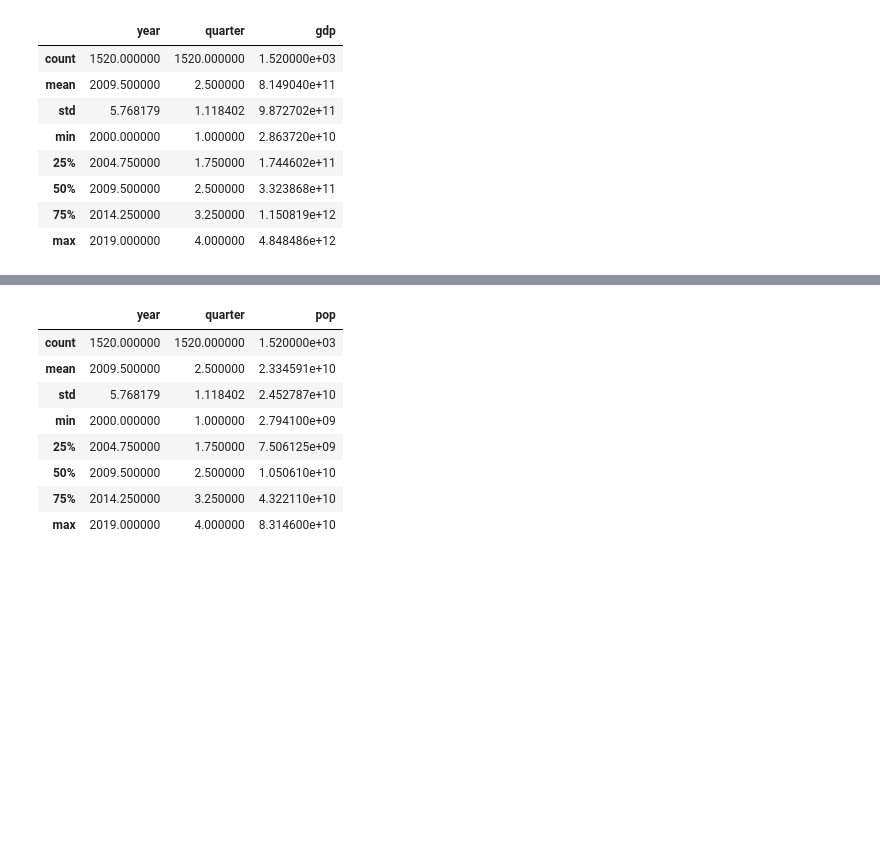
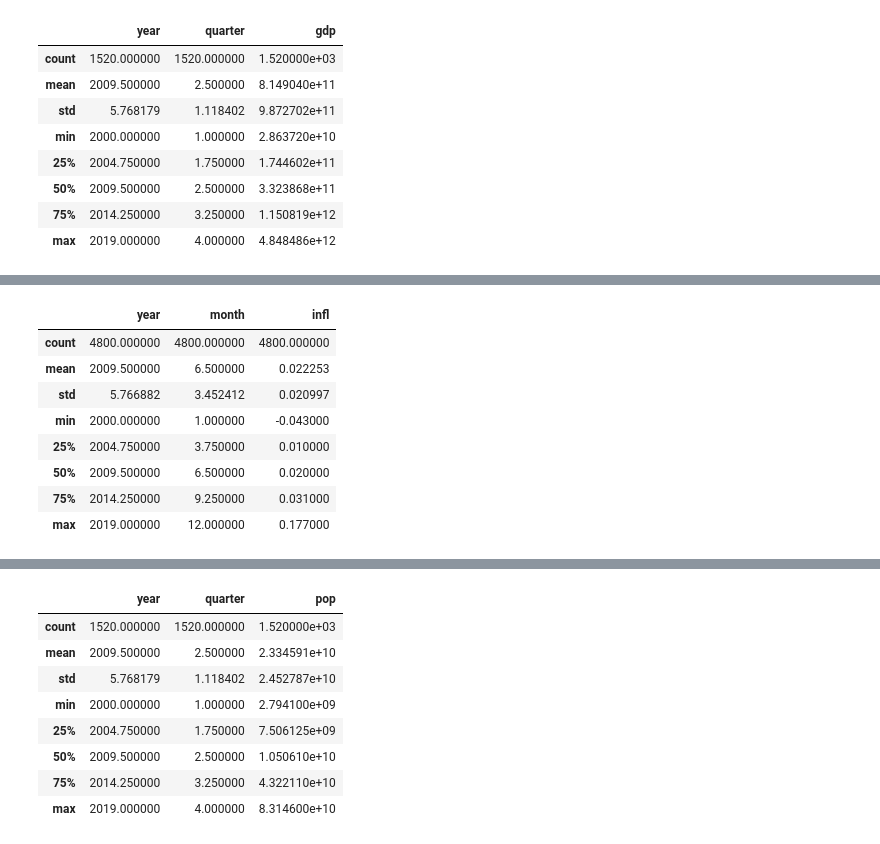
Before and after one commit to baswillemsen/msc_thesis_v3, a Jupyter notebook: EDA_3.ipynb, the cells around one changed output, grey strips where cells are left out. Saved outputs shown, nothing was run; the diff lists cells and outputs as text; code cells hidden in the pictures; blank space fills up the shorter version.

```diff
--- a/EDA_3.ipynb
+++ b/EDA_3.ipynb
@@ -51,0 +67,15 @@ gdp_q.describe()
+# %%
+infl_m = read_data(get_data_path(timeframe='m'), file_name='infl_m')
+infl_q = read_data(get_data_path(timeframe='q'), file_name='infl_q')
+
+infl_m.describe()
+# %% [output]
+|  | year | month | infl |
+| count | 4800.000000 | 4800.000000 | 4800.000000 |
+| mean | 2009.500000 | 6.500000 | 0.022253 |
+| std | 5.766882 | 3.452412 | 0.020997 |
+| min | 2000.000000 | 1.000000 | -0.043000 |
+| 25% | 2004.750000 | 3.750000 | 0.010000 |
+| 50% | 2009.500000 | 6.500000 | 0.020000 |
+| 75% | 2014.250000 | 9.250000 | 0.031000 |
+| max | 2019.000000 | 12.000000 | 0.177000 |
```
Also changed, not shown: parts of 5 cells of this notebook, 53 other files.
